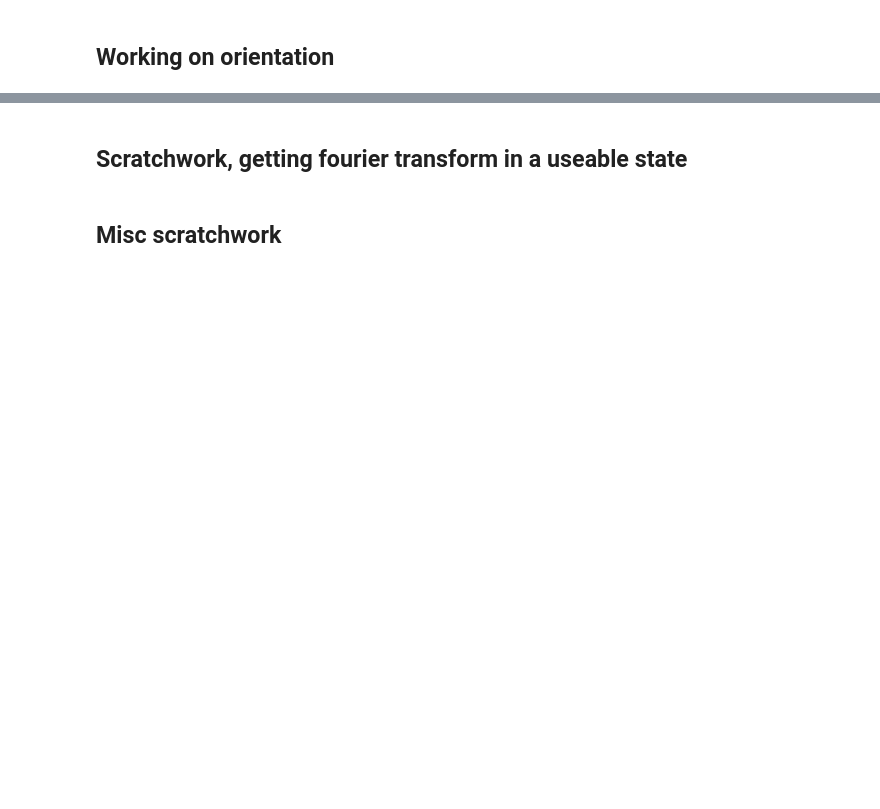
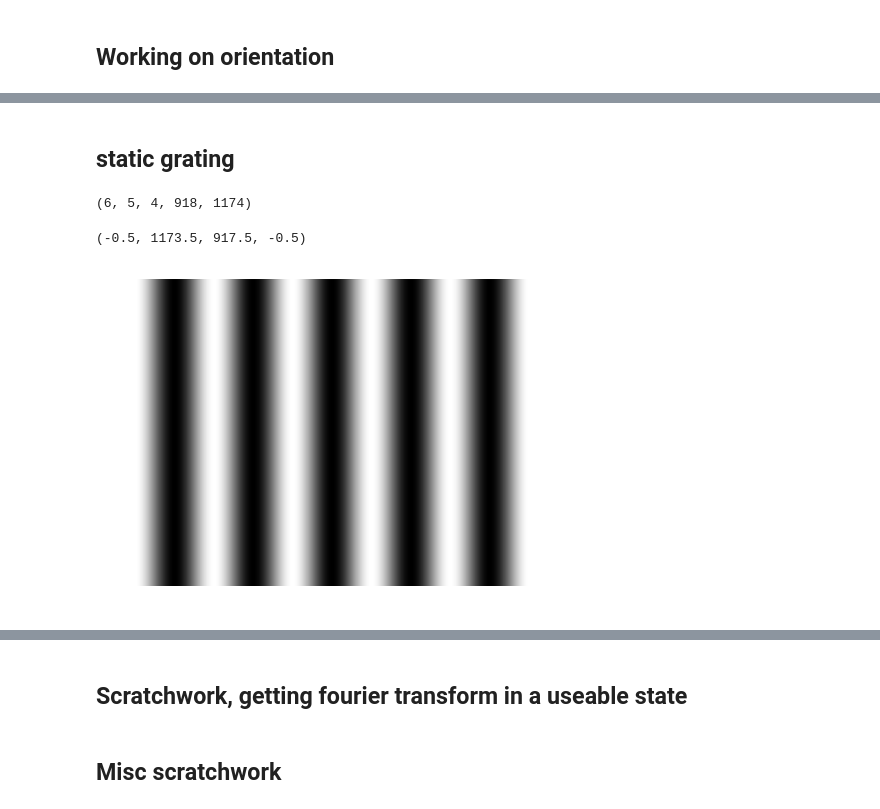
Before and after one commit to sekunder/SWDB-KART, a Jupyter notebook: Alex scratch work.ipynb, the cells around one changed output, grey strips where cells are left out. Saved outputs shown, nothing was run; the diff lists cells and outputs as text; code cells hidden in the pictures; blank space fills up the shorter version.

```diff
--- a/Alex scratch work.ipynb
+++ b/Alex scratch work.ipynb
@@ -6,5 +7,7 @@ import fourier_transform as ft
 from scipy import fftpack
 % matplotlib inline
+# %%
+sns.set_context("notebook",font_scale=1.5)
 # %% [markdown]
 ## Working on orientation
 # %%
@@ -91,0 +111,15 @@ for pct in pct_trials:
+# %% [markdown]
+## static grating
+# %%
+# indices go: orientation, spatial frequency, phase, image x, image y
+sg_images = np.load('/Volumes/RUGGEDKEY/sg_image.npy')
+# %%
+sg_images.shape
+# %% [output]
+(6, 5, 4, 918, 1174)
+# %%
+plt.imshow(sg_images[0,1,1,:,:],interpolation='nearest',cmap='gray')
+plt.axis('off')
+# %% [output]
+(-0.5, 1173.5, 917.5, -0.5)
+[figure, added]
```
Also changed, not shown: parts of 9 cells of this notebook.
